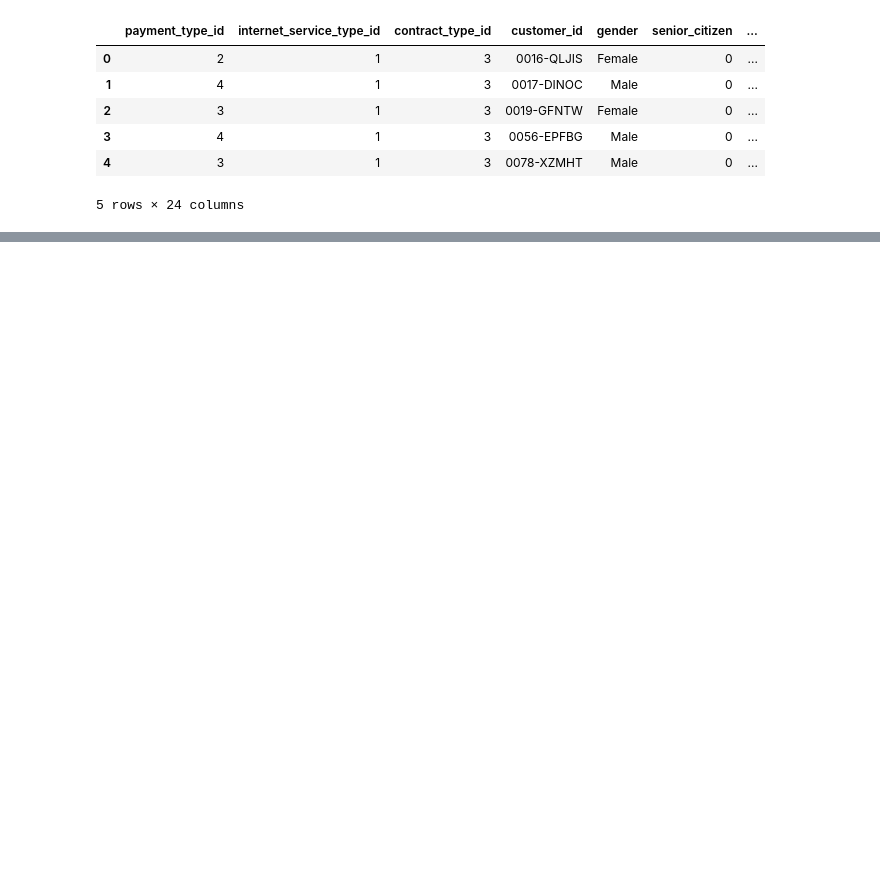
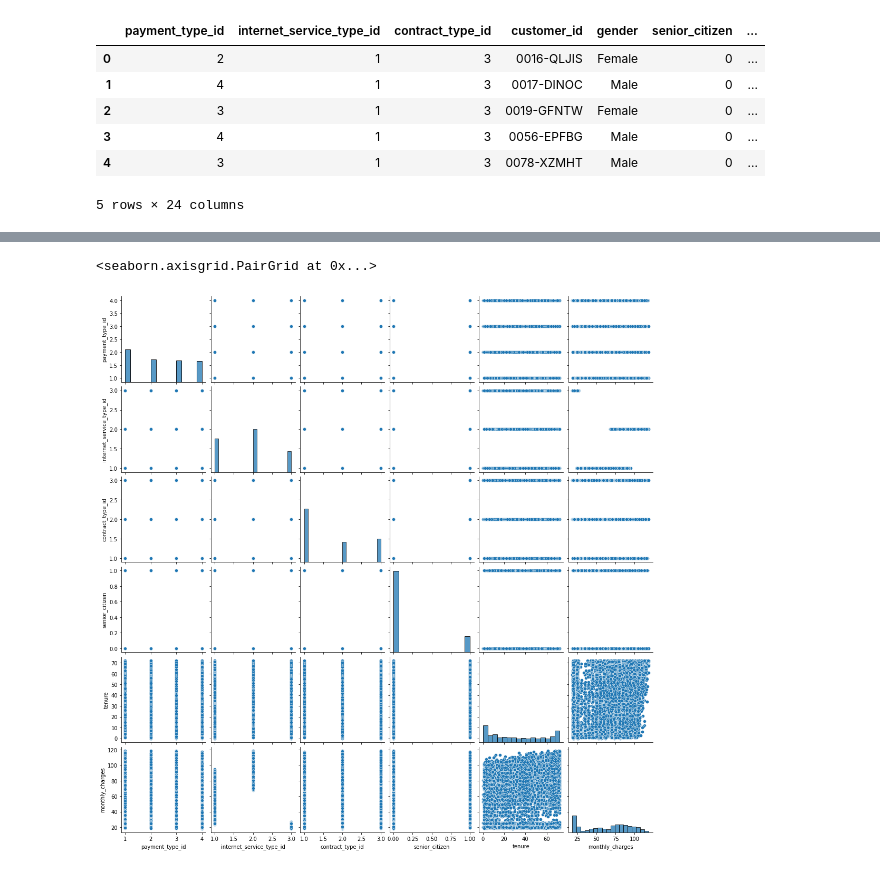
Before and after one commit to jeffakins/telco_project, a Jupyter notebook: telco_churn_data.ipynb, the cells around one changed output, grey strips where cells are left out. Saved outputs shown, nothing was run; the diff lists cells and outputs as text; code cells hidden in the pictures; blank space fills up the shorter version.

```diff
--- a/telco_churn_data.ipynb
+++ b/telco_churn_data.ipynb
@@ -19,0 +78,5 @@ telco_df.head()
+# %%
+sns.pairplot(telco_df)
+# %% [output]
+<seaborn.axisgrid.PairGrid at 0x...>
+[figure, added]
```
Also changed, not shown: parts of 10 cells of this notebook, 1 other file.
